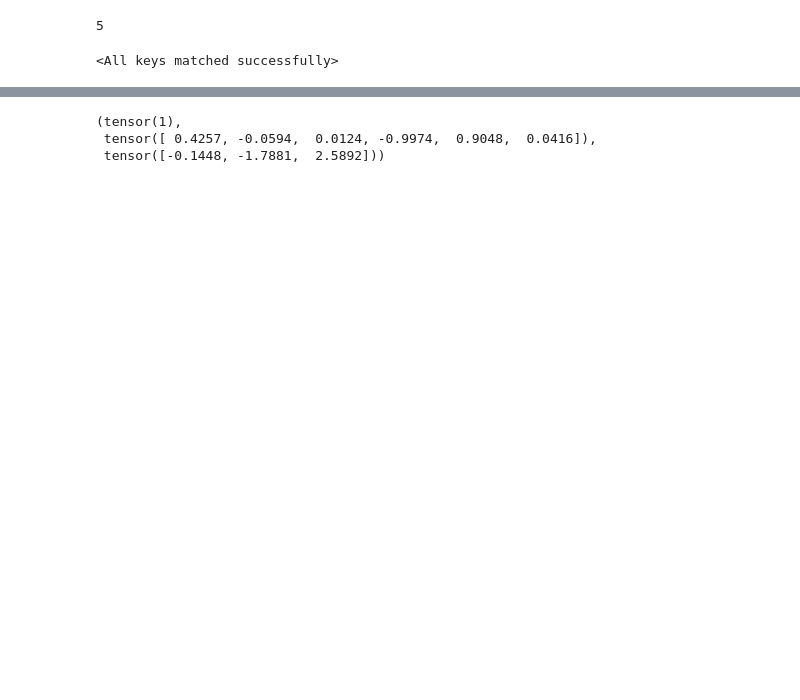
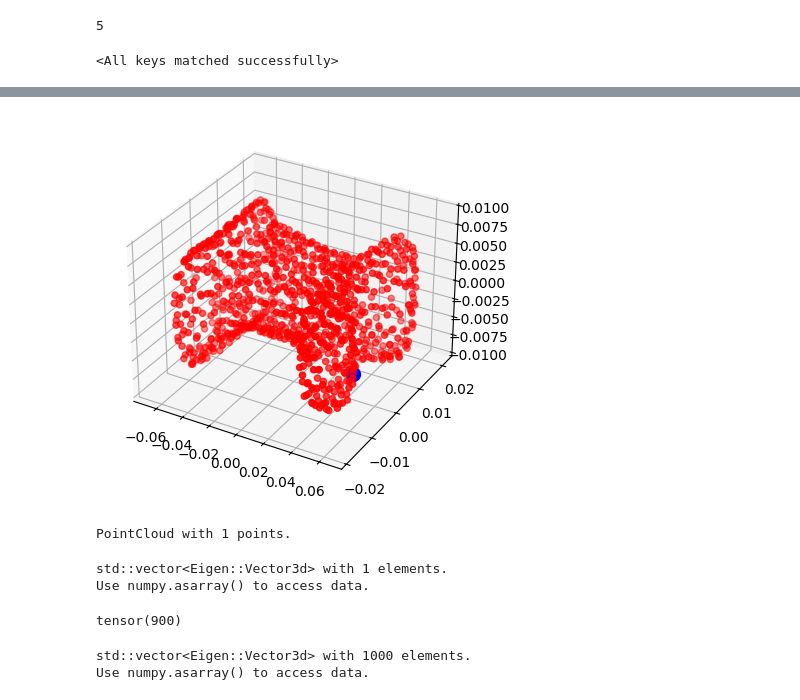
Before and after one commit to BE2R-Lab-RND-AI-Grasping/PCD_to_Position_Estimation, a Jupyter notebook: dev_point_matching.ipynb, the cells around one changed output, grey strips where cells are left out. Saved outputs shown, nothing was run; the diff lists cells and outputs as text; code cells hidden in the pictures; blank space fills up the shorter version.

Commit message:
point embeddings

```diff
--- a/dev_point_matching.ipynb
+++ b/dev_point_matching.ipynb
@@ -49,5 +59,7 @@ from torch.optim.lr_scheduler import StepLR
 # backbone_params = {"sa_mlps": [[2, 2, 2], [2, 2, 2]], "mlp":[64, 128, 256], "downsample_points": [256, 64], "radii":[0.1, 0.15], "ks":[16, 32], "add_xyz":True}
 
 check_model = PointNet2Classification(num_classes, backbone_params=None, emb_mode=False)
-point_model = PointNet2Classification(num_classes, backbone_params=None, emb_mode=True)
+backbone_params = { "downsample_points": [1000, 1000],"mlp":[64, 128, 128]}
+
+point_model = PointNet2Classification(num_classes, backbone_params=backbone_params, emb_mode=True)
 # %%
@@ -61,6 +75,10 @@ point_model.load_state_dict(saved_state_dict)
 # %%
 check_model.eval()
 point_model.eval()
-
+n_item = 5
 with torch.no_grad():
-    result = check_model(None,val_dataset[0][0].unsqueeze(0))
+    result = check_model(None, dataset[n_item][0].unsqueeze(0))
+    new_pcd_emb = point_model(None, dataset[n_item][0].unsqueeze(0))
+    pcd = torch.from_numpy(np.asarray(initial_pcd_list[result.argmax(dim=1).item()].points)).float()
+    initial_pcd_emb = point_model(None, pcd.unsqueeze(0))
+    print(result.argmax(dim=1).item(), dataset[n_item][1][0])
@@ -66,0 +97,17 @@ with torch.no_grad():
+# %%
+ii = 72
+
+new_pcd = o3d.geometry.PointCloud(o3d.utility.Vector3dVector(new_pcd_emb[0,:,-3:].cpu().numpy()))
+new_pcd.paint_uniform_color([0.5, 0.5, 0.5])  # Set color for new point cloud
+initial_pcd = o3d.geometry.PointCloud(o3d.utility.Vector3dVector(initial_pcd_emb[0,:,-3:].cpu().numpy()))
+initial_pcd.paint_uniform_color([0.5, 0.5, 0.5])  # Set color for new point cloud
+
+new_pcd_point =o3d.geometry.PointCloud(o3d.utility.Vector3dVector(new_pcd_emb[0,ii,-3:].unsqueeze(0).cpu().numpy()))
+new_pcd_point.paint_uniform_color([1, 0, 0])  # Set color for new point cloud point
+
+
+# idx = torch.matmul(initial_pcd_emb[0,:,:-3], new_pcd_emb[0,1,:-3]).argmax(dim=0).item()
+idx = torch.matmul(F.normalize(initial_pcd_emb[0,:,:-3],p=2,dim=1), F.normalize(new_pcd_emb[0,ii,:-3],p=2,dim=0)).argmax(dim=0).item()
+point = np.expand_dims(initial_pcd_emb[0,:,-3:].cpu().numpy()[idx],0)
+initial_pcd_point =o3d.geometry.PointCloud(o3d.utility.Vector3dVector(point))
+initial_pcd_point.paint_uniform_color([1, 0, 0])  # Set color for new point cloud point
@@ -67,6 +182,36 @@ with torch.no_grad():
+# %%
+import matplotlib.pyplot as plt
+from mpl_toolkits.mplot3d import Axes3D
+
+# Extract points
+points1 = np.asarray(initial_pcd.points)
+points2 = np.asarray(initial_pcd_point.points)
+
+fig = plt.figure()
+ax = fig.add_subplot(111, projection='3d')
+
+# Plot with different sizes
+ax.scatter(points1[:,0], points1[:,1], points1[:,2], c='r', s=20)  # s=size
+ax.scatter(points2[:,0], points2[:,1], points2[:,2], c='b', s=100)  # s=size
+
+plt.show()
+# %% [output]
+[figure, added]
+# %%
+initial_pcd_point
+# %% [output]
+PointCloud with 1 points.
+# %%
+o3d.utility.Vector3dVector(new_pcd_emb[0,0,-3:].unsqueeze(0).cpu().numpy())
+# %% [output]
+std::vector<Eigen::Vector3d> with 1 elements.
+Use numpy.asarray() to access data.
+# %%
+torch.matmul(initial_pcd_emb[0,:,:-3], new_pcd_emb[0,0,:-3]).argmax(dim=0)
+# %% [output]
+tensor(900)
 # %%
-val_dataset[0][1]
+initial_pcd_list[result.argmax(dim=1).item()]
 # %% [output]
-(tensor(1),
- tensor([ 0.4257, -0.0594,  0.0124, -0.9974,  0.9048,  0.0416]),
- tensor([-0.1448, -1.7881,  2.5892]))
+std::vector<Eigen::Vector3d> with 1000 elements.
+Use numpy.asarray() to access data.
```
Also changed, not shown: parts of 15 cells of this notebook, 2 other files.
